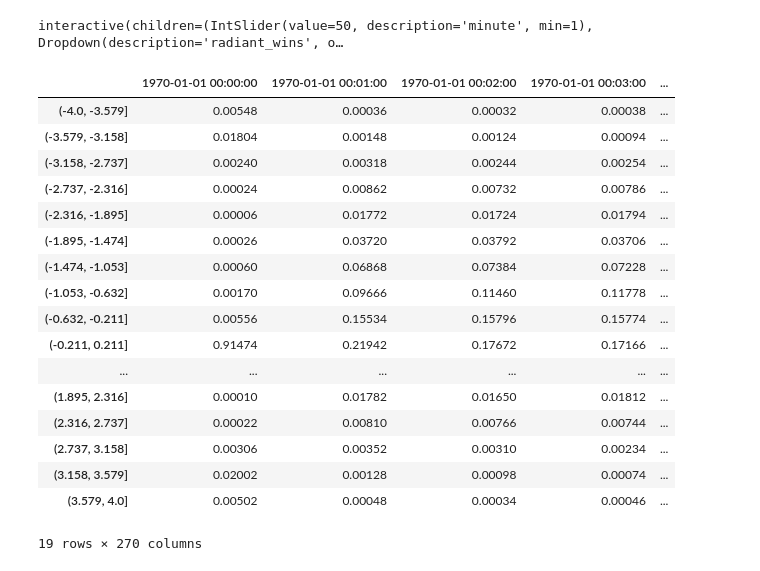
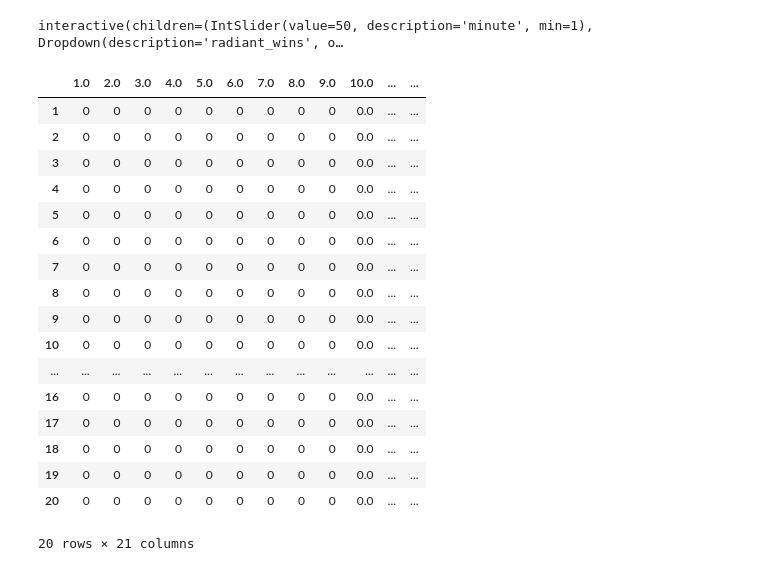
Before and after one commit to nshahpazov/dota-notebooks, a Jupyter notebook: notebooks/real-time-dota-prediction.ipynb, the cells around one changed output. Drawn from its saved outputs; the diff is of its cells as text; code cells hidden in the pictures.

```diff
--- a/notebooks/real-time-dota-prediction.ipynb
+++ b/notebooks/real-time-dota-prediction.ipynb
@@ -209,24 +199,56 @@ transition_matrix = pd.DataFrame(index = transition_matrix_cols, columns = trans
-# %%
-# fill the transition matrix
-# times_index = gold_diff_std_df.columns
-# for i in times_index[:-1]:
-res
-# %% [output]
-|  | 1970-01-01 00:00:00 | 1970-01-01 00:01:00 | 1970-01-01 00:02:00 | 1970-01-01 00:03:00 | ... |
-| (-4.0, -3.579] | 0.00548 | 0.00036 | 0.00032 | 0.00038 | ... |
-| (-3.579, -3.158] | 0.01804 | 0.00148 | 0.00124 | 0.00094 | ... |
-| (-3.158, -2.737] | 0.00240 | 0.00318 | 0.00244 | 0.00254 | ... |
-| (-2.737, -2.316] | 0.00024 | 0.00862 | 0.00732 | 0.00786 | ... |
-| (-2.316, -1.895] | 0.00006 | 0.01772 | 0.01724 | 0.01794 | ... |
-| (-1.895, -1.474] | 0.00026 | 0.03720 | 0.03792 | 0.03706 | ... |
-| (-1.474, -1.053] | 0.00060 | 0.06868 | 0.07384 | 0.07228 | ... |
-| (-1.053, -0.632] | 0.00170 | 0.09666 | 0.11460 | 0.11778 | ... |
-| (-0.632, -0.211] | 0.00556 | 0.15534 | 0.15796 | 0.15774 | ... |
-| (-0.211, 0.211] | 0.91474 | 0.21942 | 0.17672 | 0.17166 | ... |
-| ... | ... | ... | ... | ... | ... |
-| (1.895, 2.316] | 0.00010 | 0.01782 | 0.01650 | 0.01812 | ... |
-| (2.316, 2.737] | 0.00022 | 0.00810 | 0.00766 | 0.00744 | ... |
-| (2.737, 3.158] | 0.00306 | 0.00352 | 0.00310 | 0.00234 | ... |
-| (3.158, 3.579] | 0.02002 | 0.00128 | 0.00098 | 0.00074 | ... |
-| (3.579, 4.0] | 0.00502 | 0.00048 | 0.00034 | 0.00046 | ... |
-19 rows × 270 columns
+# %%
+# prepare the transition matrix
+bins = np.linspace(-4, 4, 21)
+# percentize = lambda x: x.groupby(pd.cut(x, bins)).count() / x.shape[0]
+
+# gold_diff_std_df.iloc[:, 1]
+labels = list(range(1, 21))
+
+# turn the a time series object to bins
+first_row_binned = pd.cut(gold_diff_std_df.iloc[0, :], bins=bins, labels=labels)
+
+# cols = gold_diff_std_df.columns
+# percentized = pd.DataFrame([percentize(gold_diff_std_df.loc[:, col]) for col in cols]).T
+
+# todo: move that function to a module
+def construct_transition_matrix(ts):
+    df = pd.DataFrame(columns=['B'])
+    df['B'] = ts
+
+    elements = sorted(df['B'].unique())
+
+    df['C'] = df.shift(-1)
+
+    groups = df.groupby(['B', 'C'])
+    counts = {i[0]:(len(i[1]) if i[0][0] != i[0][1] else 0) for i in groups}
+
+    matrix = pd.DataFrame(columns=labels, index=labels)
+
+    for x in elements:
+        matrix[x] = pd.Series([counts.get((x, y), 0) for y in elements], index=elements)
+
+    return matrix.fillna(0)
+
+result = construct_transition_matrix(first_row_binned)
+for i in range(1, gold_diff_std_df.shape[0]):
+    pd.cut(gold_diff_std_df.iloc[i, :], bins=bins, labels=labels)
+    result += construct_transition_matrix(first_row_binned)
+# %% [output]
+|  | 1.0 | 2.0 | 3.0 | 4.0 | 5.0 | 6.0 | 7.0 | 8.0 | 9.0 | 10.0 | ... | ... |
+| 1 | 0 | 0 | 0 | 0 | 0 | 0 | 0 | 0 | 0 | 0.0 | ... | ... |
+| 2 | 0 | 0 | 0 | 0 | 0 | 0 | 0 | 0 | 0 | 0.0 | ... | ... |
+| 3 | 0 | 0 | 0 | 0 | 0 | 0 | 0 | 0 | 0 | 0.0 | ... | ... |
+| 4 | 0 | 0 | 0 | 0 | 0 | 0 | 0 | 0 | 0 | 0.0 | ... | ... |
+| 5 | 0 | 0 | 0 | 0 | 0 | 0 | 0 | 0 | 0 | 0.0 | ... | ... |
+| 6 | 0 | 0 | 0 | 0 | 0 | 0 | 0 | 0 | 0 | 0.0 | ... | ... |
+| 7 | 0 | 0 | 0 | 0 | 0 | 0 | 0 | 0 | 0 | 0.0 | ... | ... |
+| 8 | 0 | 0 | 0 | 0 | 0 | 0 | 0 | 0 | 0 | 0.0 | ... | ... |
+| 9 | 0 | 0 | 0 | 0 | 0 | 0 | 0 | 0 | 0 | 0.0 | ... | ... |
+| 10 | 0 | 0 | 0 | 0 | 0 | 0 | 0 | 0 | 0 | 0.0 | ... | ... |
+| ... | ... | ... | ... | ... | ... | ... | ... | ... | ... | ... | ... | ... |
+| 16 | 0 | 0 | 0 | 0 | 0 | 0 | 0 | 0 | 0 | 0.0 | ... | ... |
+| 17 | 0 | 0 | 0 | 0 | 0 | 0 | 0 | 0 | 0 | 0.0 | ... | ... |
+| 18 | 0 | 0 | 0 | 0 | 0 | 0 | 0 | 0 | 0 | 0.0 | ... | ... |
+| 19 | 0 | 0 | 0 | 0 | 0 | 0 | 0 | 0 | 0 | 0.0 | ... | ... |
+| 20 | 0 | 0 | 0 | 0 | 0 | 0 | 0 | 0 | 0 | 0.0 | ... | ... |
+20 rows × 21 columns
```
Also changed, not shown: parts of 2 cells of this notebook, 1 other file.
